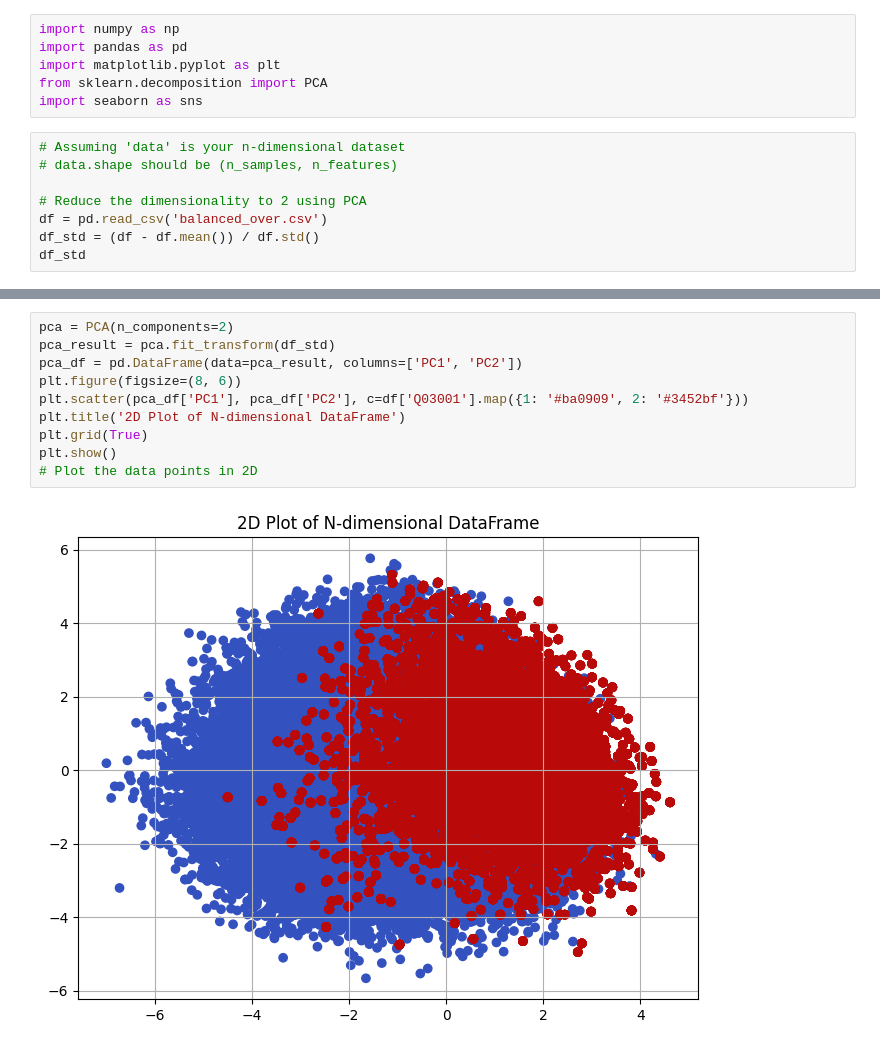
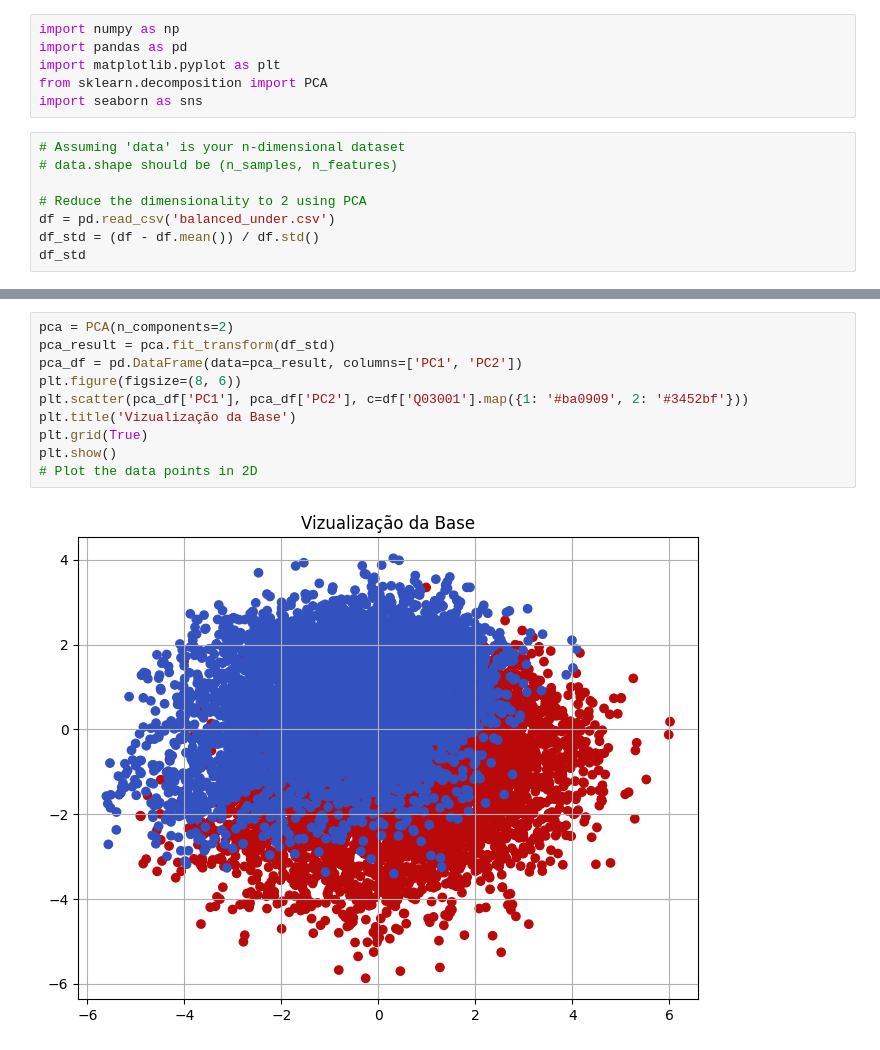
Before and after one commit to Tadleao/IA-Diabetes, a Jupyter notebook: Plot.ipynb, the cells around one changed output, grey strips where cells are left out. Saved outputs shown, nothing was run; the diff lists cells and outputs as text.

```diff
--- a/Plot.ipynb
+++ b/Plot.ipynb
@@ -9,7 +9,7 @@ import seaborn as sns
 # data.shape should be (n_samples, n_features)
 
 # Reduce the dimensionality to 2 using PCA
-df = pd.read_csv('balanced_over.csv')
+df = pd.read_csv('balanced_under.csv')
 df_std = (df - df.mean()) / df.std()
 df_std
 # %% [output]
@@ -29,15 +29,15 @@ df_std
 # %%
 pca = PCA(n_components=2)
 pca_result = pca.fit_transform(df_std)
 pca_df = pd.DataFrame(data=pca_result, columns=['PC1', 'PC2'])
 plt.figure(figsize=(8, 6))
 plt.scatter(pca_df['PC1'], pca_df['PC2'], c=df['Q03001'].map({1: '#ba0909', 2: '#3452bf'}))
-plt.title('2D Plot of N-dimensional DataFrame')
+plt.title('Vizualização da Base')
 plt.grid(True)
 plt.show()
 # Plot the data points in 2D
 # %% [output]
-[figure, old version]
+[figure, new version]
 # %%
 plt.figure(figsize=(8, 6))
 plt.scatter(pca_df['PC1'], pca_df['PC2'])
```
Also changed, not shown: parts of 2 cells of this notebook, 2 other files.
